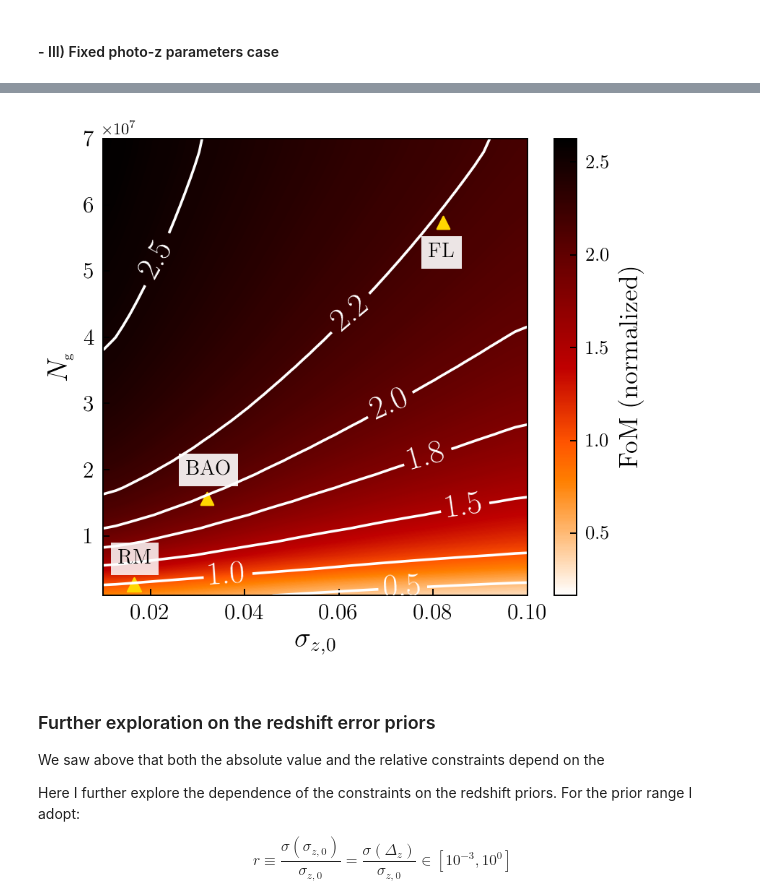
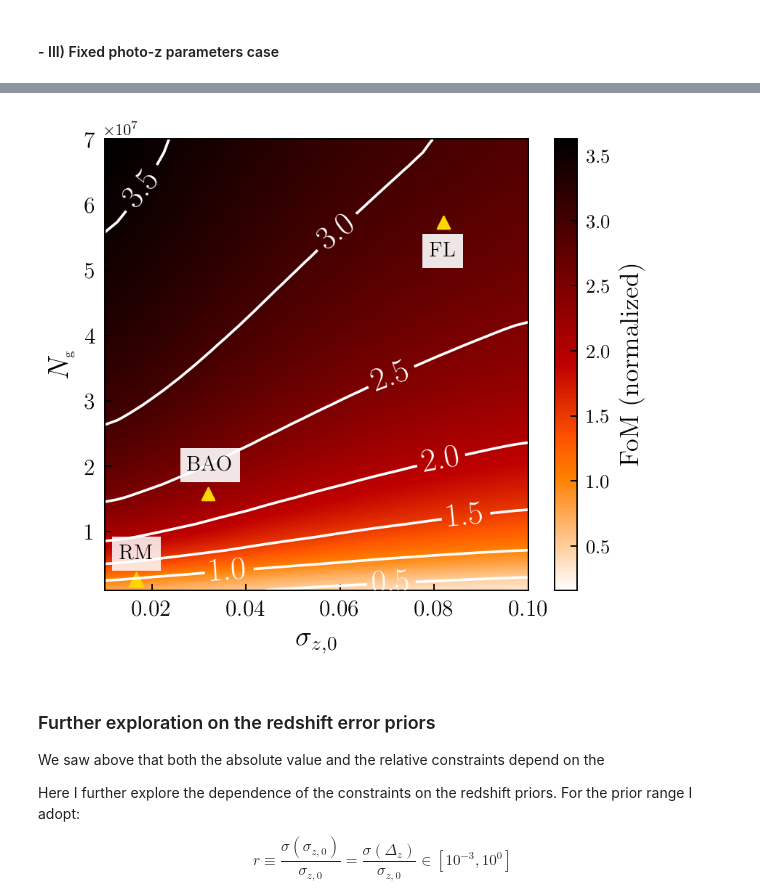
Before and after one commit to dtanoglidis/Photo_z_samples, a Jupyter notebook: Baseline_5bins.ipynb, the cells around one changed output, grey strips where cells are left out. Cells and saved outputs as stored; diff of their text form; code cells hidden in the pictures.

```diff
--- a/Baseline_5bins.ipynb
+++ b/Baseline_5bins.ipynb
@@ -351,8 +351,8 @@ FoM_pr_opt = np.zeros([size,size]) # Optimistic prior case
 FoM_fixed = np.zeros([size, size])
 
 # Define the optimistic and conservative alphas - see above
-alpha_con = 0.04
-alpha_opt = 0.004
+alpha_con = 0.4
+alpha_opt = 0.04
 # Define also an alpha that will actually result in fixed photo-z errors
 # In other words, knowledge of the photo-zs with infinite accuracy
 alpha_fix = 1.0e-10
@@ -367,9 +367,9 @@ for i in range(size):
 
         # Add the priors now
         # ------------------------------------------------------------
-        Fish_pr_con = priors_2(Fish_mat, alpha_con, sig_z) #conservative prior
-        Fish_pr_opt = priors_2(Fish_mat, alpha_opt, sig_z) #optimistic prior
-        Fish_fix = priors_2(Fish_mat, alpha_fix, sig_z) # Fixed photo-z parameters
+        Fish_pr_con = priors_2(Fish_mat, N_bins, alpha_con, sig_z) #conservative prior
+        Fish_pr_opt = priors_2(Fish_mat,N_bins, alpha_opt, sig_z) #optimistic prior
+        Fish_fix = priors_2(Fish_mat, N_bins, alpha_fix, sig_z) # Fixed photo-z parameters
 
         #Calculate the Figure of Merit
         FoM_pr_con[i][j] = FoM_return(Fish_pr_con)
@@ -544,15 +544,15 @@ print(FoM_rm_opt/FoM_rm_con)
 # optimistic priors case
 
 # redMaGiC sample
-Fish_rm_fix = priors_2(Fish_mat_rm_free, alpha_fix, sig_rm)
+Fish_rm_fix = priors_2(Fish_mat_rm_free, N_bins,alpha_fix, sig_rm)
 FoM_rm_fix = FoM_return(Fish_rm_fix)
 
 # BAO sample
-Fish_BAO_fix = priors_2(Fish_mat_BAO_free, alpha_fix, sig_BAO)
+Fish_BAO_fix = priors_2(Fish_mat_BAO_free, N_bins, alpha_fix, sig_BAO)
 FoM_BAO_fix = FoM_return(Fish_BAO_fix)
 
 # Flux- limited sample
-Fish_fl_fix = priors_2(Fish_mat_fl_free, alpha_fix, sig_fl)
+Fish_fl_fix = priors_2(Fish_mat_fl_free, N_bins, alpha_fix, sig_fl)
 FoM_fl_fix = FoM_return(Fish_fl_fix)
 # %%
 print(FoM_rm_fix)
@@ -589,35 +589,35 @@ levels = np.linspace(np.min(FoM_fixed_norm),np.max(FoM_fixed_norm),300)
 image = plt.contourf(a_1, a_2, FoM_fix_pr , levels=levels, cmap=plt.cm.gist_heat_r)
 #===============================================================================
 #===============================================================================
 
-C = plt.contour(a_1,a_2, FoM_fix_pr, [0.5,1.0,1.5,1.8,2.0,2.2,2.5] , colors=('w','w', 'w', 'w', 'w','w', 'w', 'w', 'w','w','w','w','w','w'),linestyle ='--',  linewidth=2.4)
+C = plt.contour(a_1,a_2, FoM_fix_pr, [0.5,1.0,1.5,2.0,2.5,3.0,3.5] , colors=('w','w', 'w', 'w', 'w','w', 'w', 'w', 'w','w','w','w','w','w'),linestyle ='--',  linewidth=2.4)
 plt.clabel(C, inline=1, fontsize=19, fmt='%1.1f', fontweight='heavy')
 
 #plt.yscale('log')
 
 
 plt.scatter(0.082,5.73e7, color='gold', s=50.0, marker='^')
 plt.text(0.079, 5.20e7,'FL', color='black', fontsize=12,bbox=dict(facecolor='white', edgecolor='none', alpha=0.9))
 plt.scatter(0.032,1.57e7, color='gold', s=50.0, marker='^')
 plt.text(0.0275, 1.92e7,'BAO', color='black', fontsize=12,bbox=dict(facecolor='white', edgecolor='none', alpha=0.9))
 plt.scatter(0.0166,2.67e6, color='gold', s=60.0, marker='^')
 plt.text(0.0131, 5.7e6,'RM', color='black', fontsize=12, bbox=dict(facecolor='white', edgecolor='none', alpha=0.85))
 plt.tick_params(axis='both', labelsize=13)
 
 plt.xlabel("$\sigma_{z,0}$", fontsize=16);plt.ylabel("$N_{\mbox{\scriptsize{g}}}$", fontsize=16)
 
 
 plt.xlim(0.01,0.1);plt.ylim(1.0e6, 7.0e7)
 
 cbar = plt.colorbar(image, orientation='vertical', ticks=[0.5,1.0,1.5,2.0,2.5,3.0,3.5])
 cbar.set_label('FoM (normalized)', fontsize=15)
 cbar.ax.set_yticklabels([0.5,1.0,1.5,2.0,2.5,3.0,3.5], fontsize=11)
 
 plt.tight_layout()
 plt.savefig('fixed_phot.pdf')
 plt.show()
 # %% [output]
-[figure, old version]
+[figure, new version]
 # %% [markdown]
 ### Further exploration on the redshift error priors
 
```
Also changed, not shown: parts of 16 cells of this notebook.
